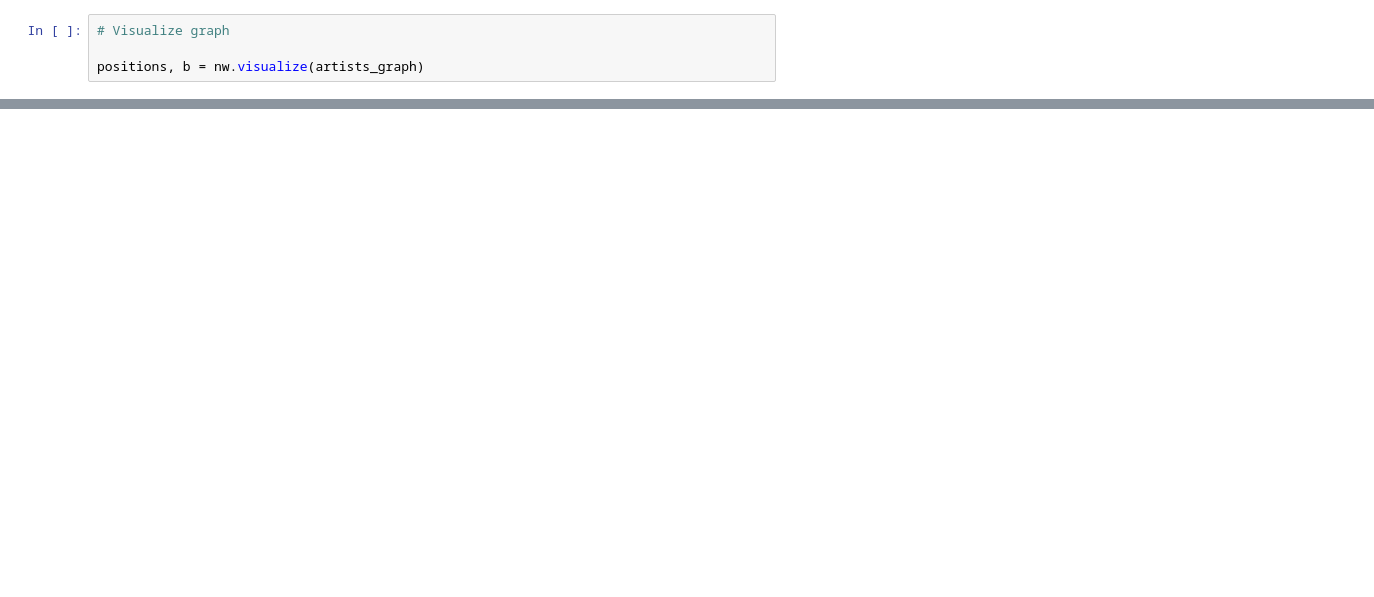
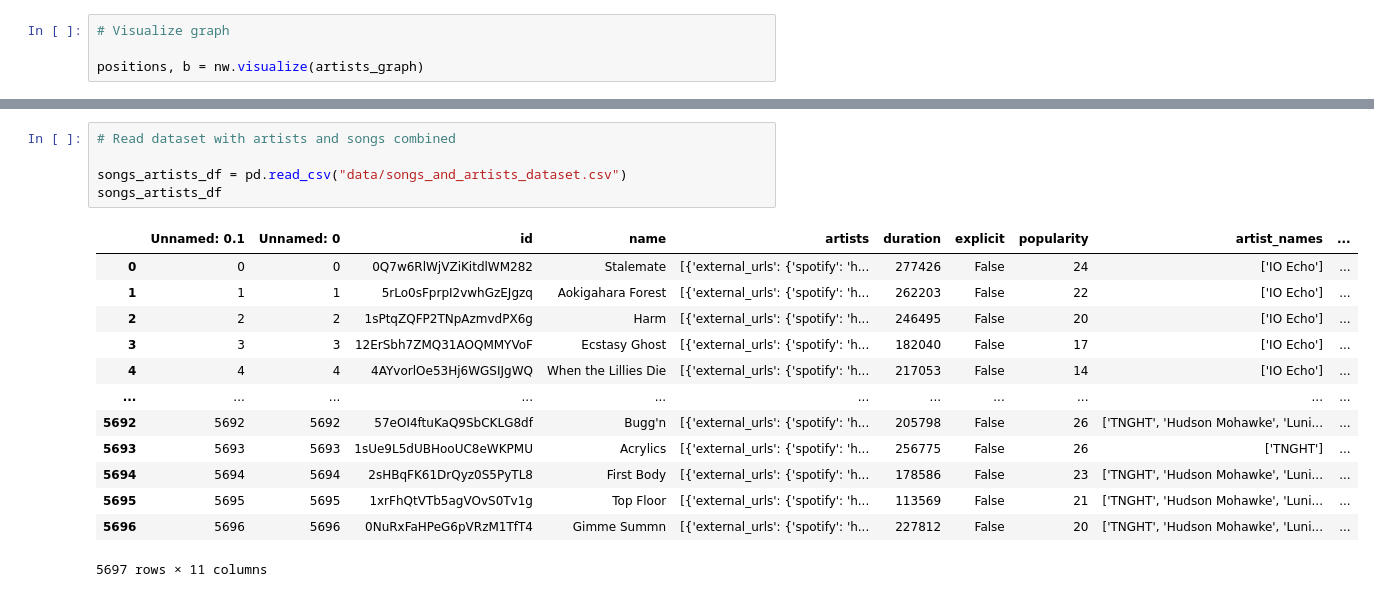
Before and after one commit to lwhitlock8/css-spotify-project, a Jupyter notebook: creating_network.ipynb, the cells around one changed output, grey strips where cells are left out. Cells and saved outputs as stored; diff of their text form; blank space fills up the shorter version.

```diff
--- a/creating_network.ipynb
+++ b/creating_network.ipynb
@@ -133,0 +182,19 @@ Richie Hawtin performed 6 times.
+# %%
+# Read dataset with artists and songs combined
+
+songs_artists_df = pd.read_csv("data/songs_and_artists_dataset.csv")
+songs_artists_df
+# %% [output]
+|  | Unnamed: 0.1 | Unnamed: 0 | id | name | artists | duration | explicit | popularity | artist_names | ... |
+| 0 | 0 | 0 | 0Q7w6RlWjVZiKitdlWM282 | Stalemate | [{'external_urls': {'spotify': 'h... | 277426 | False | 24 | ['IO Echo'] | ... |
+| 1 | 1 | 1 | 5rLo0sFprpI2vwhGzEJgzq | Aokigahara Forest | [{'external_urls': {'spotify': 'h... | 262203 | False | 22 | ['IO Echo'] | ... |
+| 2 | 2 | 2 | 1sPtqZQFP2TNpAzmvdPX6g | Harm | [{'external_urls': {'spotify': 'h... | 246495 | False | 20 | ['IO Echo'] | ... |
+| 3 | 3 | 3 | 12ErSbh7ZMQ31AOQMMYVoF | Ecstasy Ghost | [{'external_urls': {'spotify': 'h... | 182040 | False | 17 | ['IO Echo'] | ... |
+| 4 | 4 | 4 | 4AYvorlOe53Hj6WGSIJgWQ | When the Lillies Die | [{'external_urls': {'spotify': 'h... | 217053 | False | 14 | ['IO Echo'] | ... |
+| ... | ... | ... | ... | ... | ... | ... | ... | ... | ... | ... |
+| 5692 | 5692 | 5692 | 57eOI4ftuKaQ9SbCKLG8df | Bugg'n | [{'external_urls': {'spotify': 'h... | 205798 | False | 26 | ['TNGHT', 'Hudson Mohawke', 'Luni... | ... |
+| 5693 | 5693 | 5693 | 1sUe9L5dUBHooUC8eWKPMU | Acrylics | [{'external_urls': {'spotify': 'h... | 256775 | False | 26 | ['TNGHT'] | ... |
+| 5694 | 5694 | 5694 | 2sHBqFK61DrQyz0S5PyTL8 | First Body | [{'external_urls': {'spotify': 'h... | 178586 | False | 23 | ['TNGHT', 'Hudson Mohawke', 'Luni... | ... |
+| 5695 | 5695 | 5695 | 1xrFhQtVTb5agVOvS0Tv1g | Top Floor | [{'external_urls': {'spotify': 'h... | 113569 | False | 21 | ['TNGHT', 'Hudson Mohawke', 'Luni... | ... |
+| 5696 | 5696 | 5696 | 0NuRxFaHPeG6pVRzM1TfT4 | Gimme Summn | [{'external_urls': {'spotify': 'h... | 227812 | False | 20 | ['TNGHT', 'Hudson Mohawke', 'Luni... | ... |
+5697 rows × 11 columns
```
Also changed, not shown: parts of 24 cells of this notebook.
